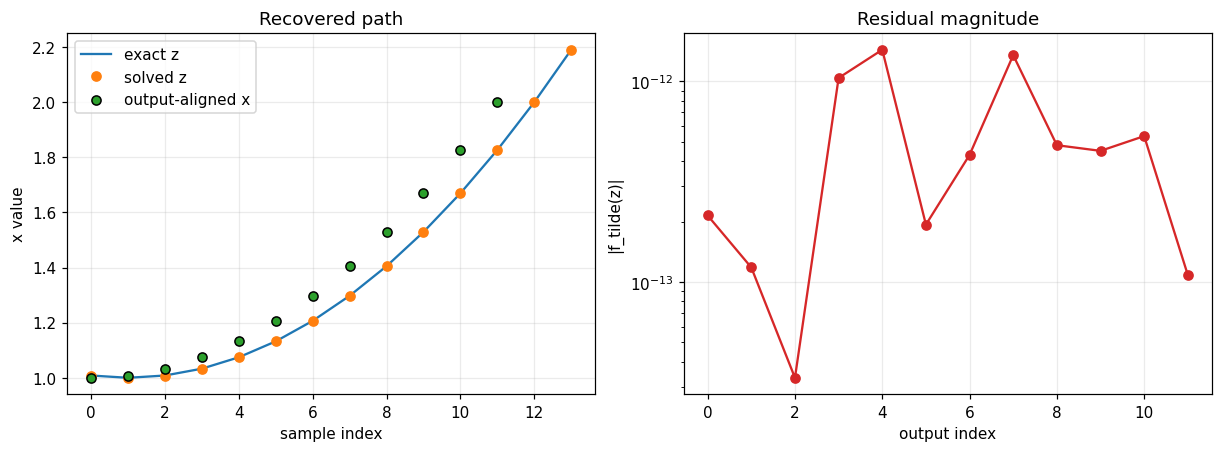
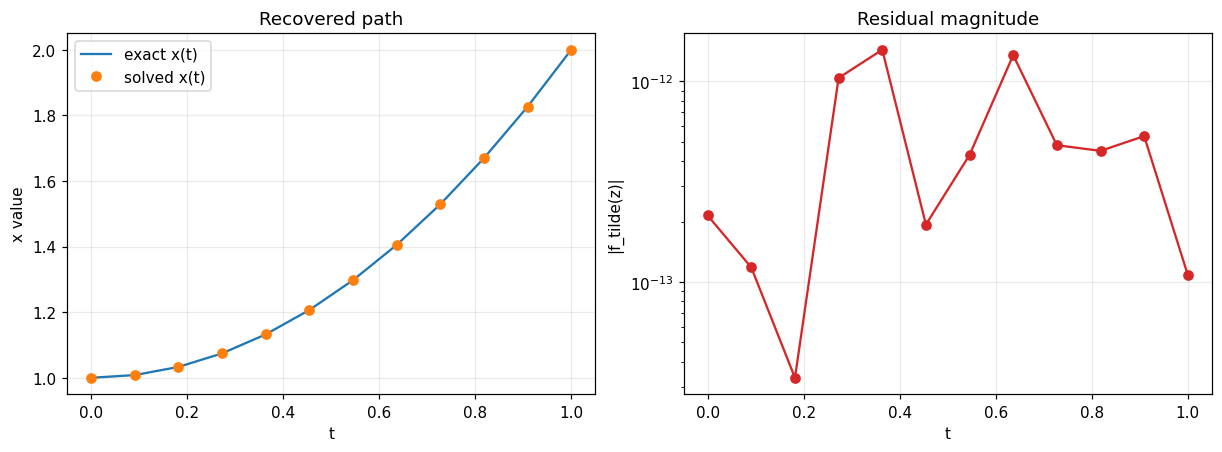
The notebook cell's code change between the first figure and the second:
--- before
+++ after
@@ -1,22 +1,18 @@
-z_index = np.arange(z_exact.size)
-output_index = np.arange(restore_blocks.f_tilde_shape[0])
-z_exact_np = np.asarray(z_exact, dtype=float)
-solution_np = np.asarray(solution.x, dtype=float)
+output_grid = np.asarray(restore_blocks.grid, dtype=float)
 ode_residual = final_residual[: restore_blocks.f_tilde_shape[0]]
 
 fig, axes = plt.subplots(1, 2, figsize=(11, 4), constrained_layout=True)
 
-axes[0].plot(z_index, z_exact_np, color="tab:blue", label="exact z")
-axes[0].plot(z_index, solution_np, "o", color="tab:orange", label="solved z")
-axes[0].scatter(output_index, solution_on_output, color="tab:green", edgecolor="black", zorder=3, label="output-aligned x")
+axes[0].plot(output_grid, exact_on_output, color="tab:blue", label="exact x(t)")
+axes[0].plot(output_grid, solution_on_output, "o", color="tab:orange", label="solved x(t)")
 axes[0].set_title("Recovered path")
-axes[0].set_xlabel("sample index")
+axes[0].set_xlabel("t")
 axes[0].set_ylabel("x value")
 axes[0].grid(True, alpha=0.25)
 axes[0].legend()
 
-axes[1].semilogy(output_index, np.maximum(np.abs(ode_residual), 1e-16), "o-", color="tab:red")
+axes[1].semilogy(output_grid, np.maximum(np.abs(ode_residual), 1e-16), "o-", color="tab:red")
 axes[1].set_title("Residual magnitude")
-axes[1].set_xlabel("output index")
+axes[1].set_xlabel("t")
 axes[1].set_ylabel("|f_tilde(z)|")
 axes[1].grid(True, alpha=0.25)

Commit: fix: request discretization by interval points